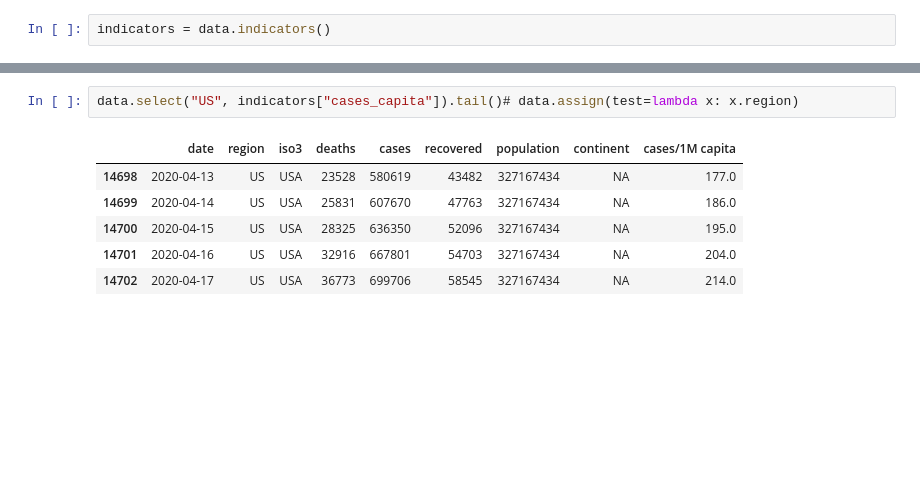
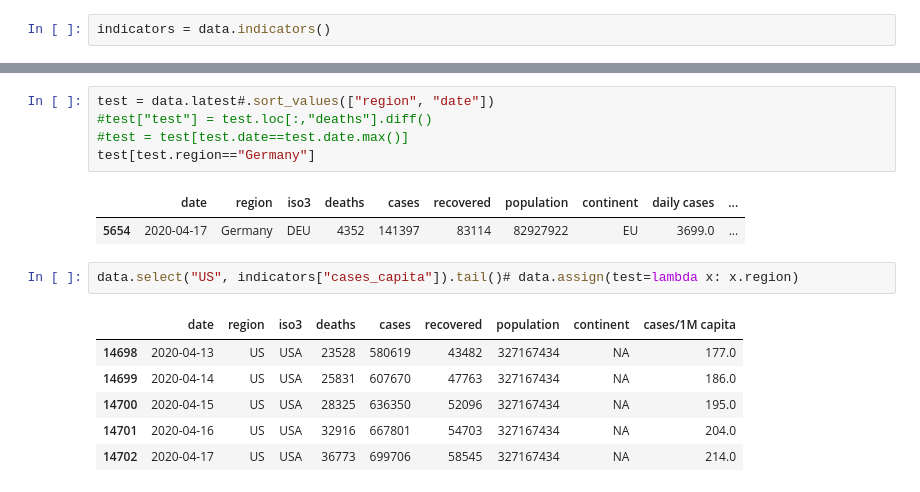
Before and after one commit to ditori1976/covid_app, a Jupyter notebook: Middleware.ipynb, the cells around one changed output, grey strips where cells are left out. Saved outputs shown, nothing was run; the diff lists cells and outputs as text; blank space fills up the shorter version.

```diff
--- a/Middleware.ipynb
+++ b/Middleware.ipynb
@@ -52,3 +49,11 @@ data.countries
+# %%
+test = data.latest#.sort_values(["region", "date"])
+#test["test"] = test.loc[:,"deaths"].diff()
+#test = test[test.date==test.date.max()]
+test[test.region=="Germany"]
+# %% [output]
+|  | date | region | iso3 | deaths | cases | recovered | population | continent | daily cases | ... |
+| 5654 | 2020-04-17 | Germany | DEU | 4352 | 141397 | 83114 | 82927922 | EU | 3699.0 | ... |
 # %%
 data.select("US", indicators["cases_capita"]).tail()# data.assign(test=lambda x: x.region)
 # %% [output]
```
Also changed, not shown: parts of 5 cells of this notebook, 3 other files.
